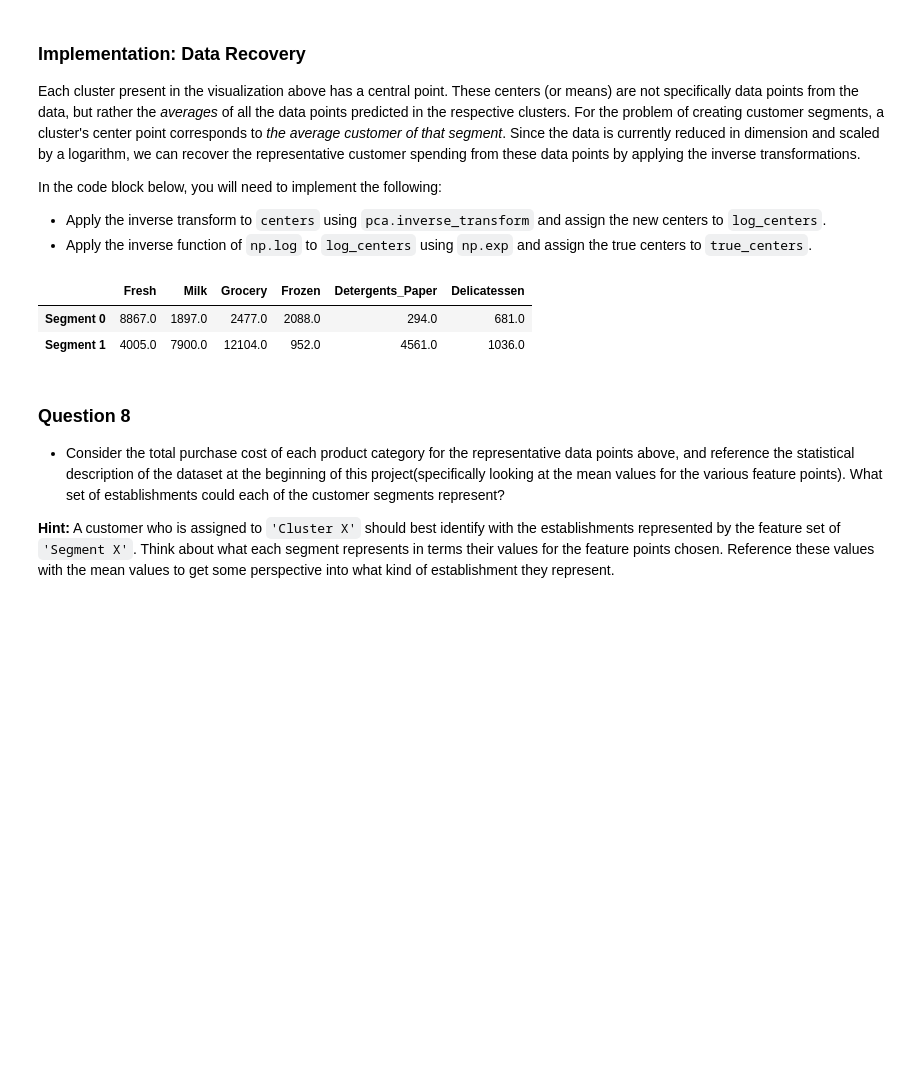
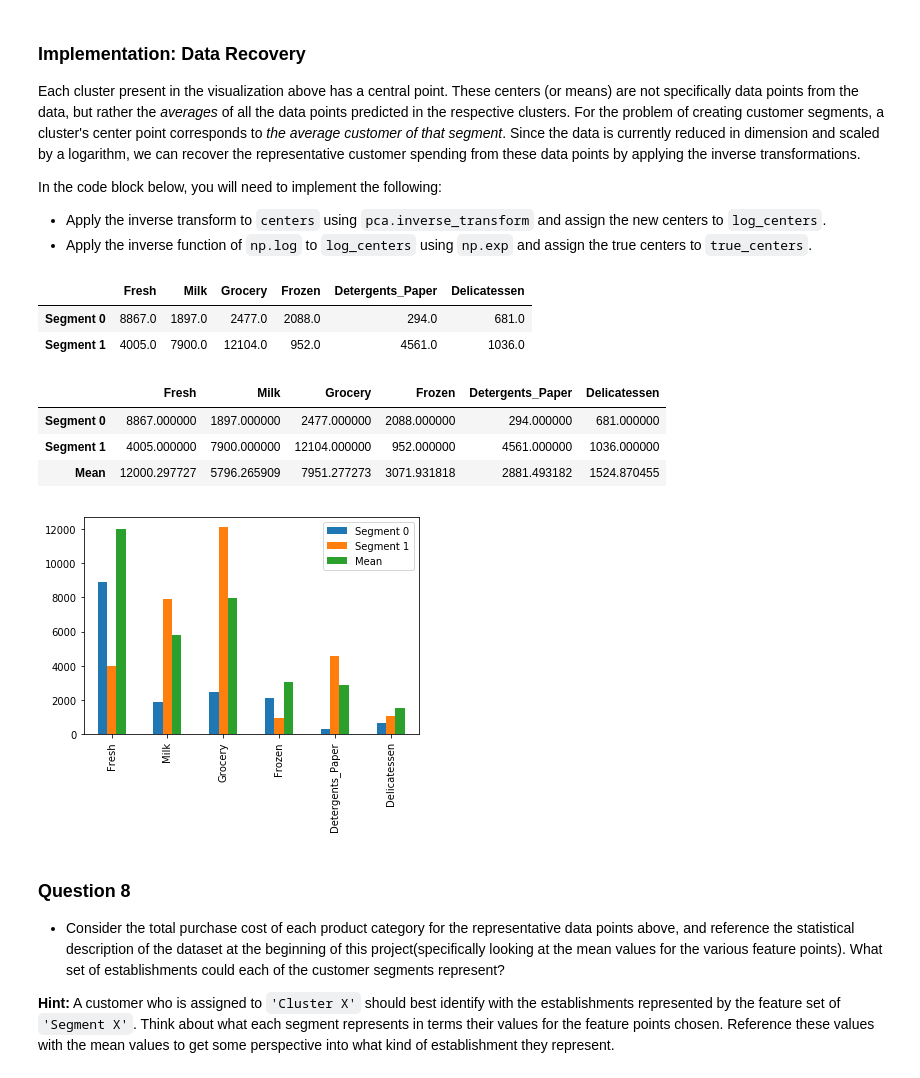
Before and after one commit to afobo/machine-learning, a Jupyter notebook: projects/customer_segments/customer_segments.ipynb, the cells around one changed output. Cells and saved outputs as stored; diff of their text form; code cells hidden in the pictures; blank space fills up the shorter version.

Commit message:
Customer segments WIP

```diff
--- a/projects/customer_segments/customer_segments.ipynb
+++ b/projects/customer_segments/customer_segments.ipynb
@@ -606,19 +618,30 @@ In the code block below, you will need to implement the following:
 # %%
 # TODO: Inverse transform the centers
 log_centers = pca.inverse_transform(centers)
 
 # TODO: Exponentiate the centers
 true_centers = np.exp(log_centers)
 
 # Display the true centers
 segments = ['Segment {}'.format(i) for i in range(0,len(centers))]
 true_centers = pd.DataFrame(np.round(true_centers), columns = data.keys())
 true_centers.index = segments
 display(true_centers)
+
+true_centers_with_mean = true_centers.append(data.mean(), ignore_index=True)
+segments.append("Mean")
+true_centers_with_mean.index = segments
+display(true_centers_with_mean)
+_ = true_centers_with_mean.transpose().plot.bar()
 # %% [output]
 |  | Fresh | Milk | Grocery | Frozen | Detergents_Paper | Delicatessen |
 | Segment 0 | 8867.0 | 1897.0 | 2477.0 | 2088.0 | 294.0 | 681.0 |
 | Segment 1 | 4005.0 | 7900.0 | 12104.0 | 952.0 | 4561.0 | 1036.0 |
+|  | Fresh | Milk | Grocery | Frozen | Detergents_Paper | Delicatessen |
+| Segment 0 | 8867.000000 | 1897.000000 | 2477.000000 | 2088.000000 | 294.000000 | 681.000000 |
+| Segment 1 | 4005.000000 | 7900.000000 | 12104.000000 | 952.000000 | 4561.000000 | 1036.000000 |
+| Mean | 12000.297727 | 5796.265909 | 7951.277273 | 3071.931818 | 2881.493182 | 1524.870455 |
+[figure, added]
 # %% [markdown]
 ### Question 8
 
```
Also changed, not shown: parts of 11 cells of this notebook.
